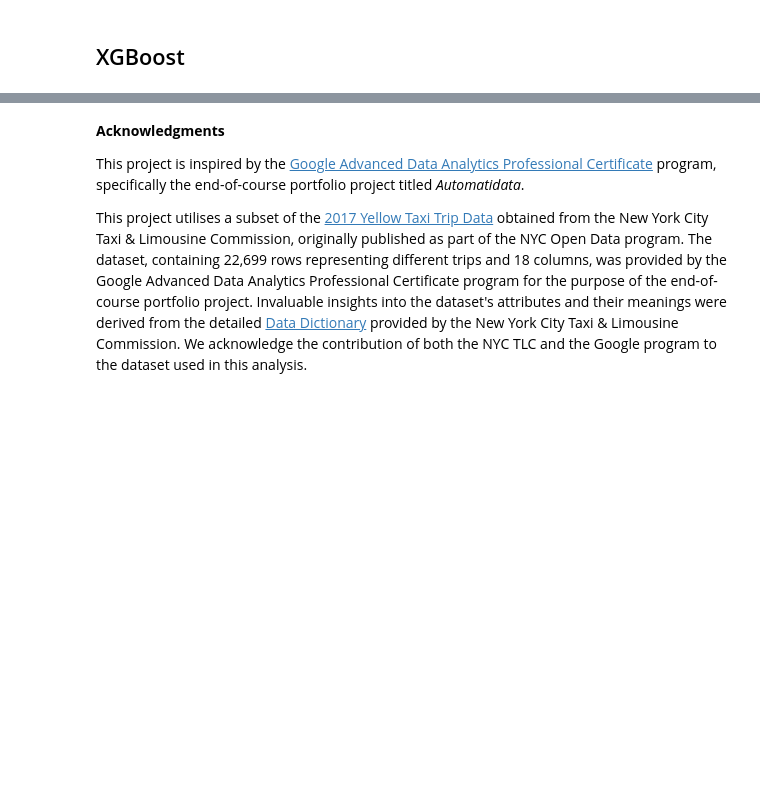
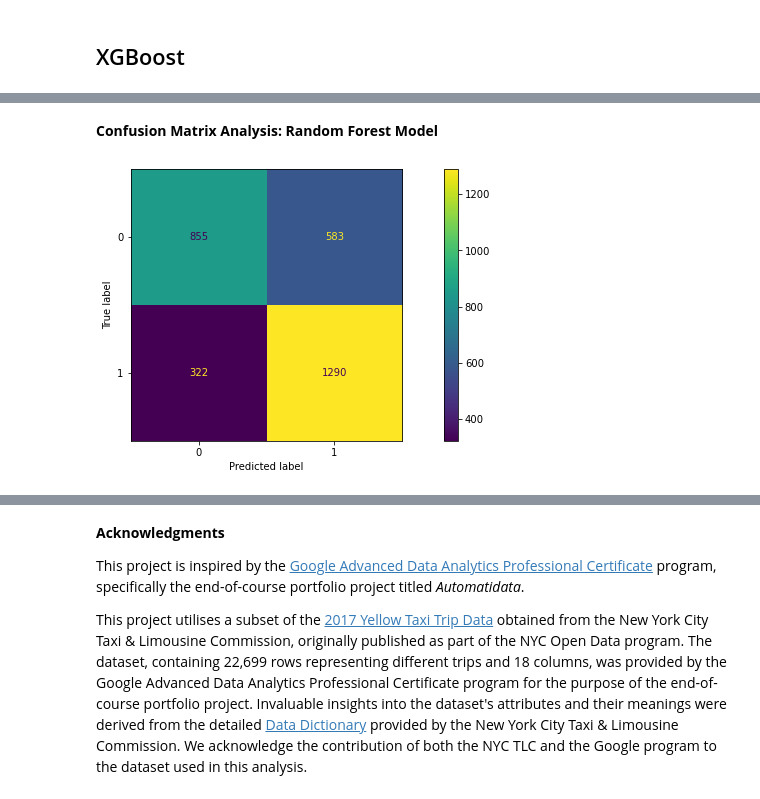
Before and after one commit to sssunri/farecast_NYC-TLC_estimation, a Jupyter notebook: generous_customers.ipynb, the cells around one changed output, grey strips where cells are left out. Cells and saved outputs as stored; diff of their text form; code cells hidden in the pictures; blank space fills up the shorter version.

Commit message:
evaluate XGB model

```diff
--- a/generous_customers.ipynb
+++ b/generous_customers.ipynb
@@ -426,0 +467,10 @@ GridSearchCV(cv=4,
+# %% [markdown]
+**Confusion Matrix Analysis: Random Forest Model**
+# %%
+# plot confusion matrix of the model's predictions on the test data
+cm = confusion_matrix(y_true=y_test, y_pred=rf_pred, labels=rf.classes_)
+log_disp = ConfusionMatrixDisplay(confusion_matrix=cm, display_labels=rf.classes_)
+log_disp.plot(values_format='')
+plt.show()
+# %% [output]
+[figure, added]
```
Also changed, not shown: parts of 18 cells of this notebook.
